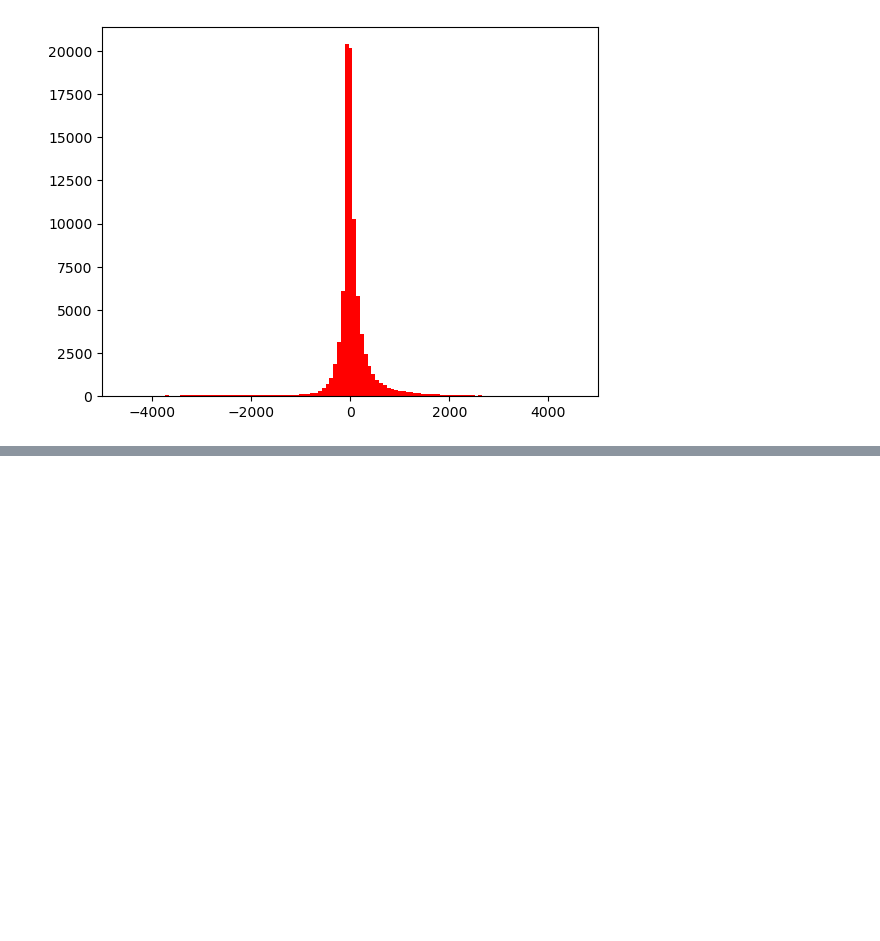
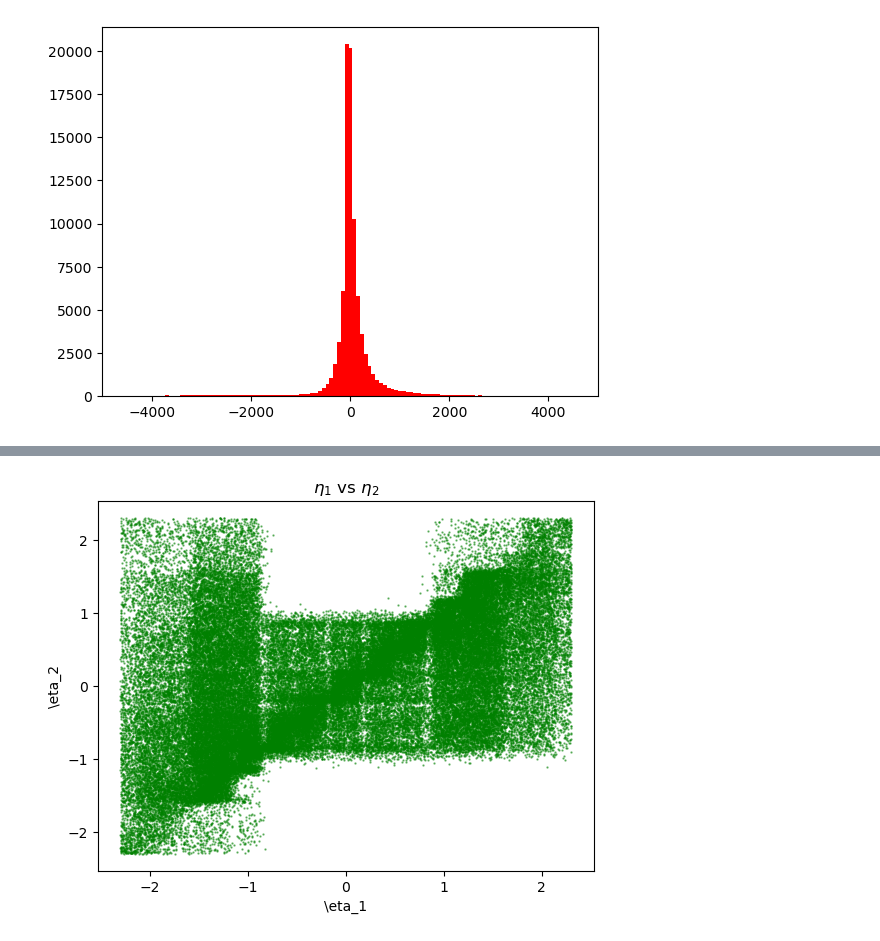
Before and after one commit to ProgramasParaFisicaDeParticulas/blindsampleanalysiswithcsv9-Art-999, a Jupyter notebook: Sample_desconocida.ipynb, the cells around one changed output, grey strips where cells are left out. Cells and saved outputs as stored; diff of their text form; code cells hidden in the pictures; blank space fills up the shorter version.

```diff
--- a/Sample_desconocida.ipynb
+++ b/Sample_desconocida.ipynb
@@ -392,0 +414,10 @@ plt.show()
+# %%
+plt.scatter(corte_MG_eta['eta1'], corte_MG_eta['eta2'], s=0.5, c='green', alpha=0.5)
+plt.xlabel(r'\eta_1')
+plt.ylabel(r'\eta_2')
+plt.title(r"$\eta_{1}$ vs $\eta_{2}$")
+
+plt.savefig("eta1eta2_distribution_ini.png", dpi=300, bbox_inches='tight')
+plt.show()
+# %% [output]
+[figure, added]
```
Also changed, not shown: parts of 3 cells of this notebook.
